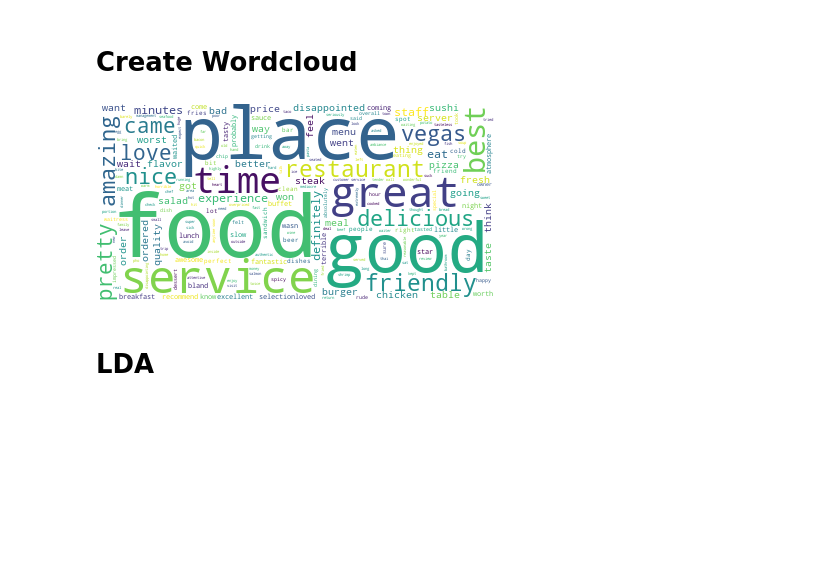
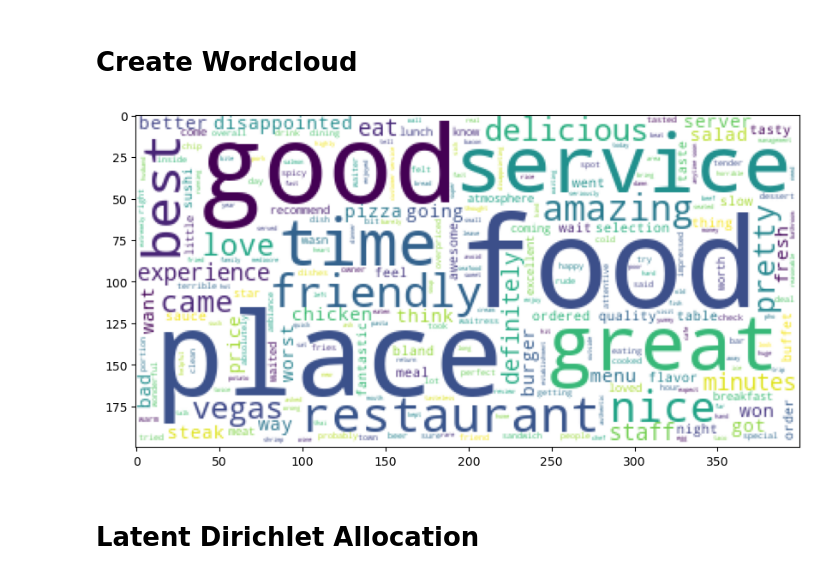
Before and after one commit to yairhoresh/Afeka, a Jupyter notebook: LDA_and_wordcloud.ipynb, the cells around one changed output. Cells and saved outputs as stored; diff of their text form; code cells hidden in the pictures; blank space fills up the shorter version.

```diff
--- a/LDA_and_wordcloud.ipynb
+++ b/LDA_and_wordcloud.ipynb
@@ -28,12 +29,14 @@ yelp_reviews
 # %%
 concatenated_docs = ', '.join(list(yelp_reviews['txt'].values))
 wordcloud = WordCloud(background_color="white", max_words=5000, contour_width=3, contour_color='steelblue')
 wordcloud.generate(concatenated_docs)
-wordcloud.to_image()
+plt.figure(figsize=(10,10))
+plt.imshow(wordcloud)
+plt.show()
 # %% [output]
-[figure, old version]
+[figure, new version]
 # %% [markdown]
-# LDA
+# Latent Dirichlet Allocation
 # %%
 model = gensim.models.LdaModel(corpus, id2word=corpus.dictionary, num_topics=10)
 # %%
```
Also changed, not shown: parts of 3 cells of this notebook, 2 other files.
